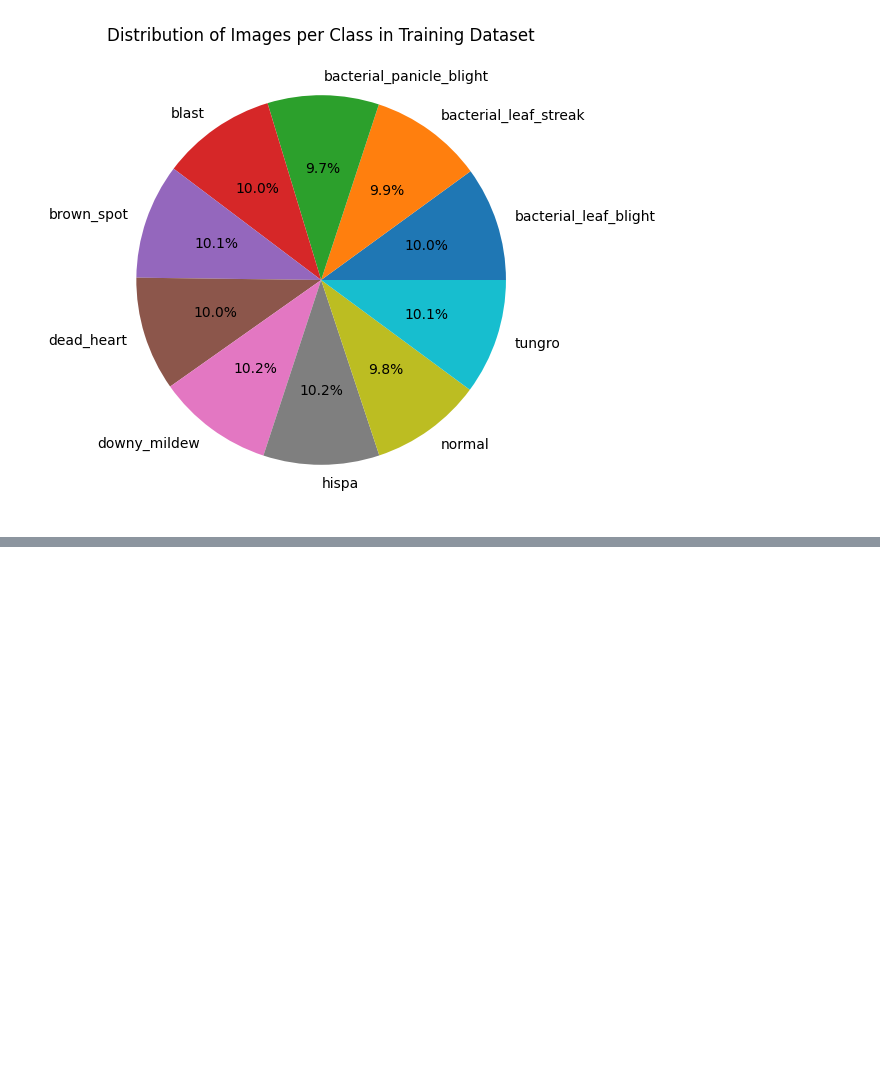
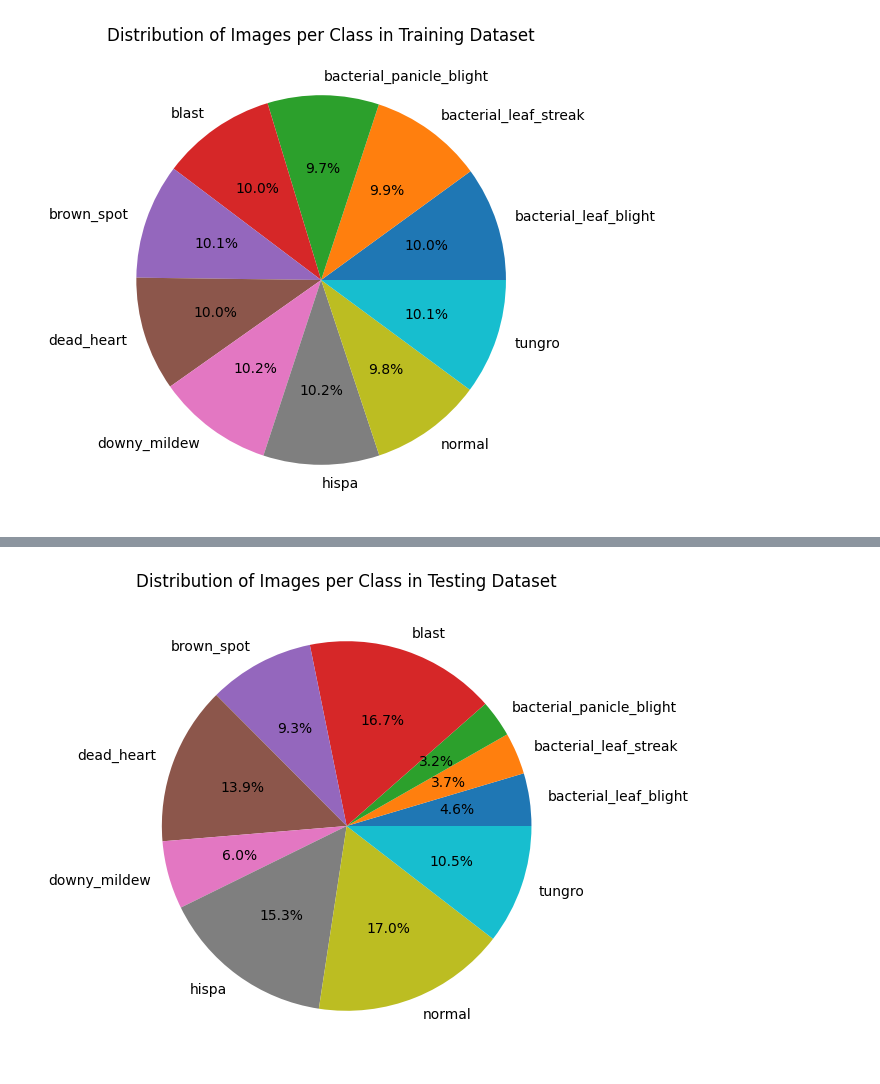
Before and after one commit to Nuwanthapasindu/paddy-disease-prediction-ai-model, a Jupyter notebook: model.ipynb, the cells around one changed output, grey strips where cells are left out. Cells and saved outputs as stored; diff of their text form; code cells hidden in the pictures; blank space fills up the shorter version.

```diff
--- a/model.ipynb
+++ b/model.ipynb
@@ -99,0 +118,7 @@ for image_batch, label_batch in dataset.take(1):
+# %%
+plt.figure(figsize=(12, 6))
+plt.pie(test_dataset_class_counts.values(), labels=test_dataset_class_counts.keys(), autopct='%1.1f%%')
+plt.title("Distribution of Images per Class in Testing Dataset")
+plt.show()
+# %% [output]
+[figure, added]
```
Also changed, not shown: parts of 17 cells of this notebook.
